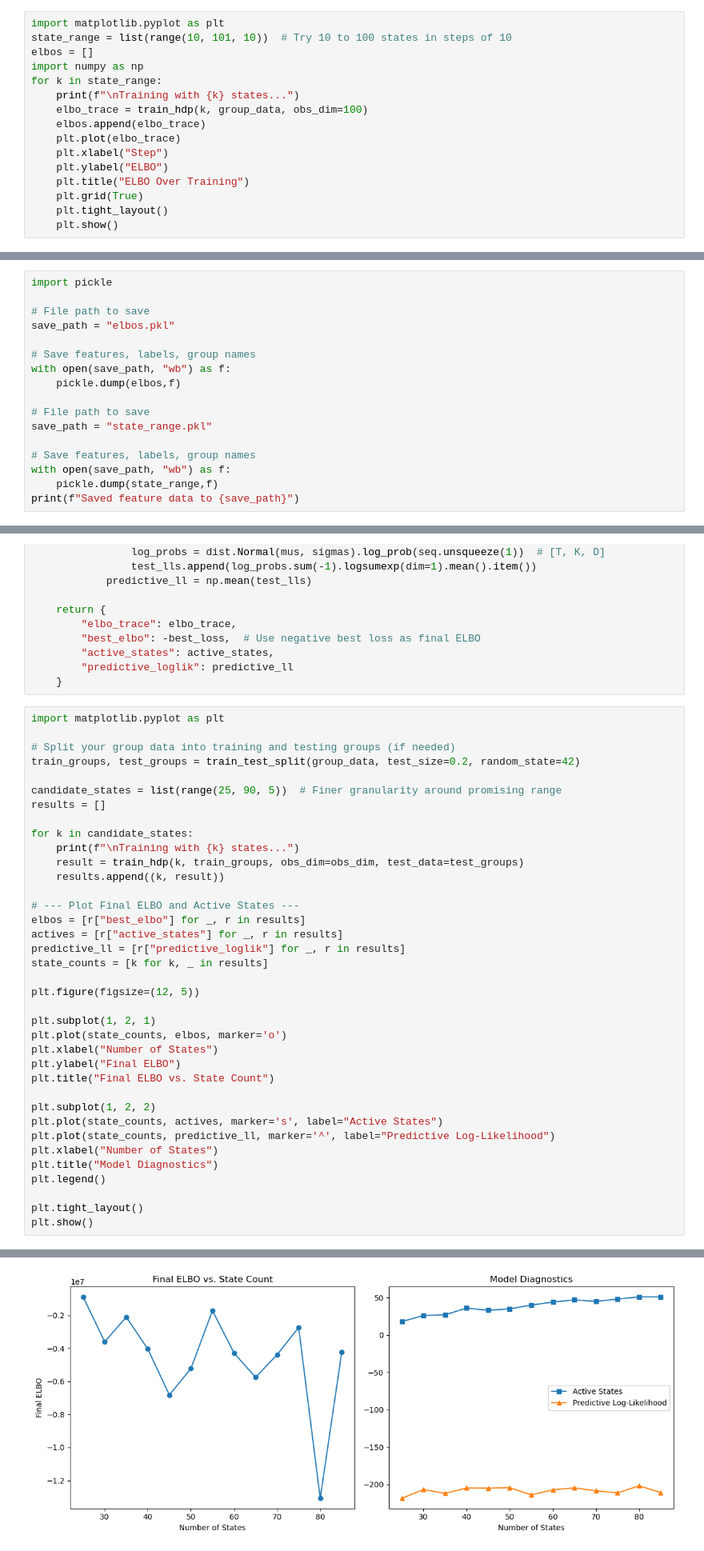
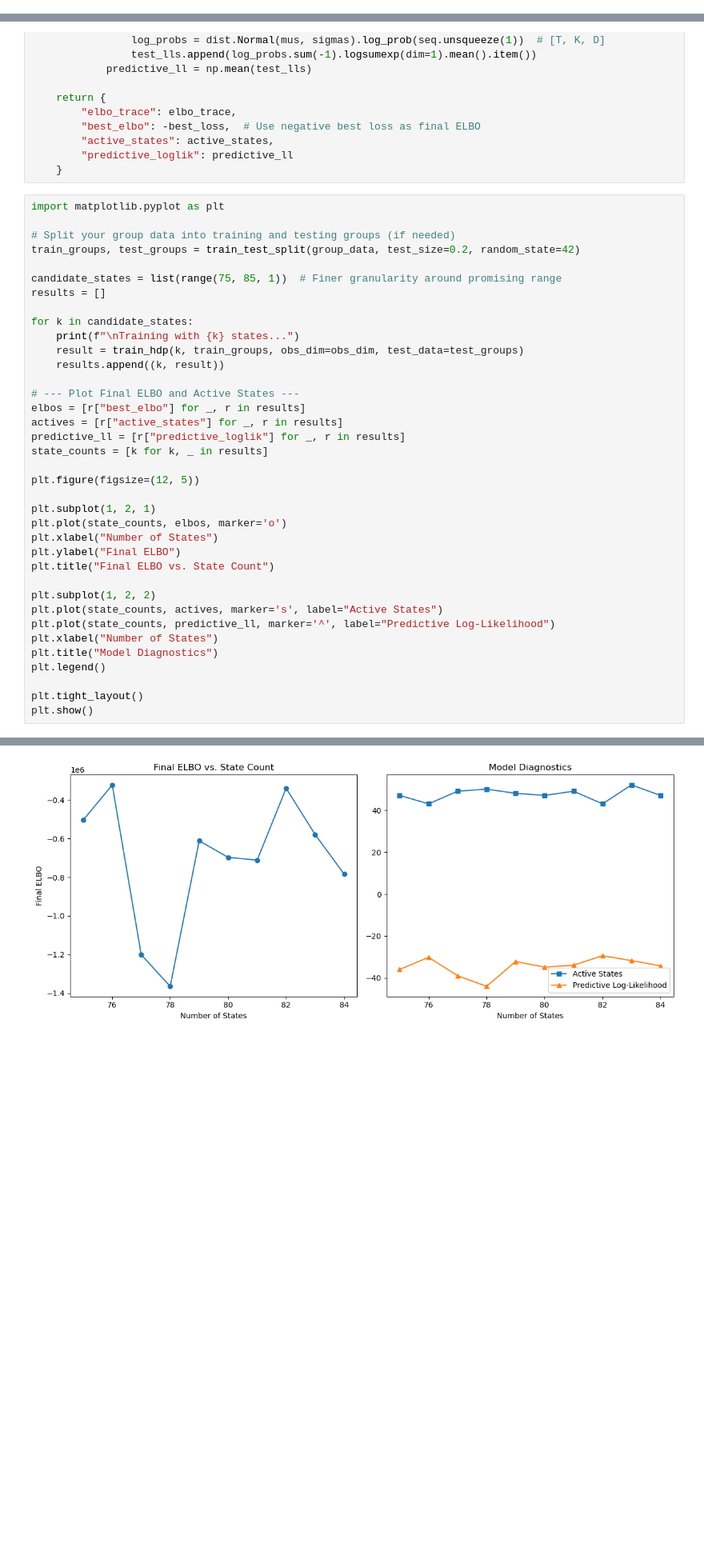
Before and after one commit to alexander-schl/data_challenges, a Jupyter notebook: hdp_hsmm.ipynb, the cells around one changed output, grey strips where cells are left out. Shown: that part at 80% size. Drawn from its saved outputs; the diff is of its cells as text; blank space fills up the shorter version.

```diff
--- a/hdp_hsmm.ipynb
+++ b/hdp_hsmm.ipynb
@@ -322,16 +0,0 @@ def train_hdp(
-# %%
-import matplotlib.pyplot as plt
-state_range = list(range(10, 101, 10))  # Try 10 to 100 states in steps of 10
-elbos = []
-import numpy as np
-for k in state_range:
-    print(f"\nTraining with {k} states...")
-    elbo_trace = train_hdp(k, group_data, obs_dim=100)
-    elbos.append(elbo_trace)
-    plt.plot(elbo_trace)
-    plt.xlabel("Step")
-    plt.ylabel("ELBO")
-    plt.title("ELBO Over Training")
-    plt.grid(True)
-    plt.tight_layout()
-    plt.show()
@@ -482,17 +0,0 @@ Stopping early at step 1397, no improvement for 500 steps.
-# %%
-import pickle
-
-# File path to save
-save_path = "elbos.pkl"
-
-# Save features, labels, group names
-with open(save_path, "wb") as f:
-    pickle.dump(elbos,f)
-
-# File path to save
-save_path = "state_range.pkl"
-
-# Save features, labels, group names
-with open(save_path, "wb") as f:
-    pickle.dump(state_range,f)
-print(f"Saved feature data to {save_path}")
@@ -646,7 +134,7 @@ import matplotlib.pyplot as plt
 # Split your group data into training and testing groups (if needed)
 train_groups, test_groups = train_test_split(group_data, test_size=0.2, random_state=42)
 
-candidate_states = list(range(25, 90, 5))  # Finer granularity around promising range
+candidate_states = list(range(75, 85, 1))  # Finer granularity around promising range
 results = []
 
 for k in candidate_states:
@@ -698 +186 @@ Stopping early at step 2448, no improvement for 500 steps.
-[figure, old version]
+[figure, new version]
```
Also changed, not shown: parts of 22 cells of this notebook, 2 other files.
